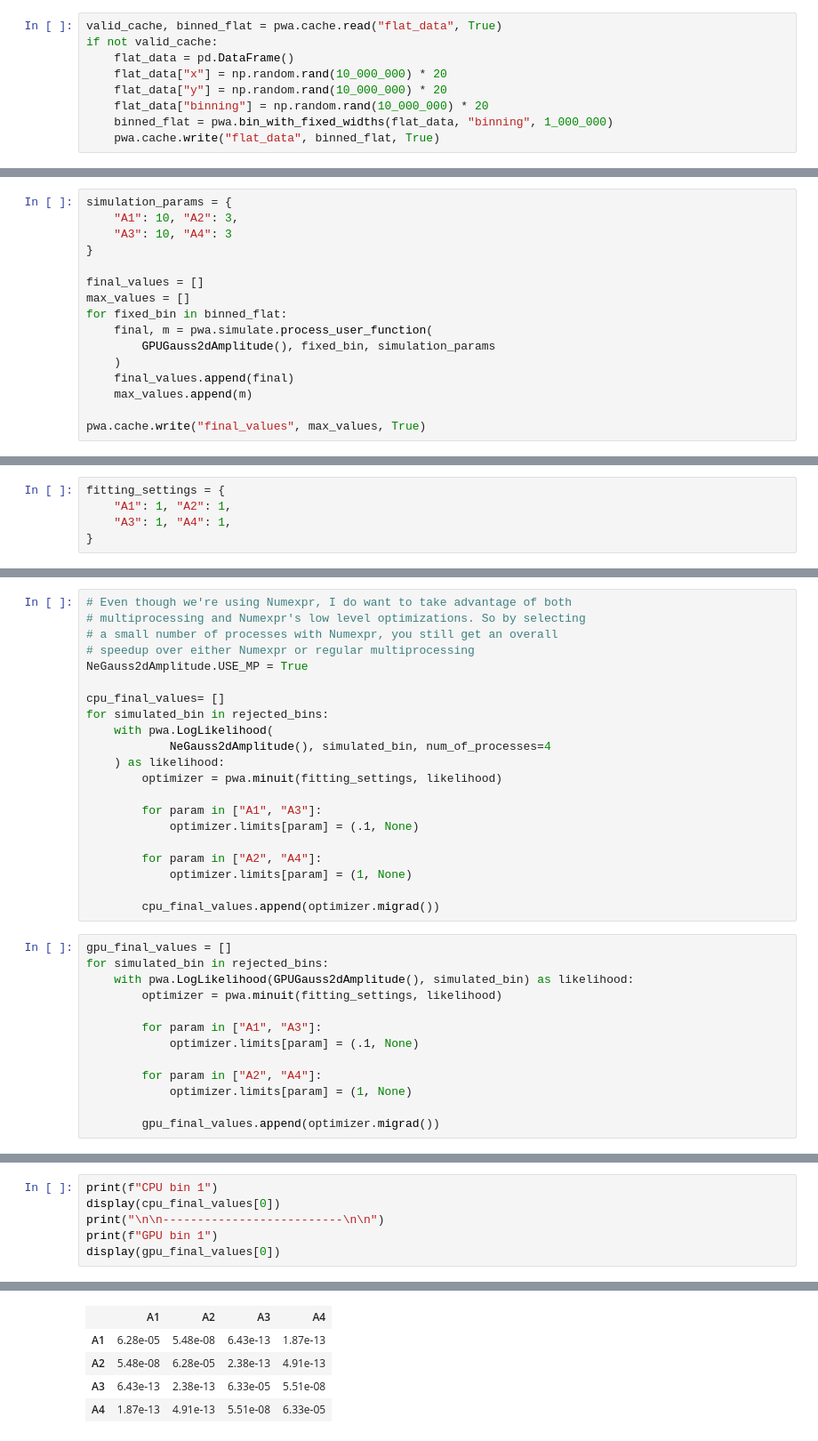
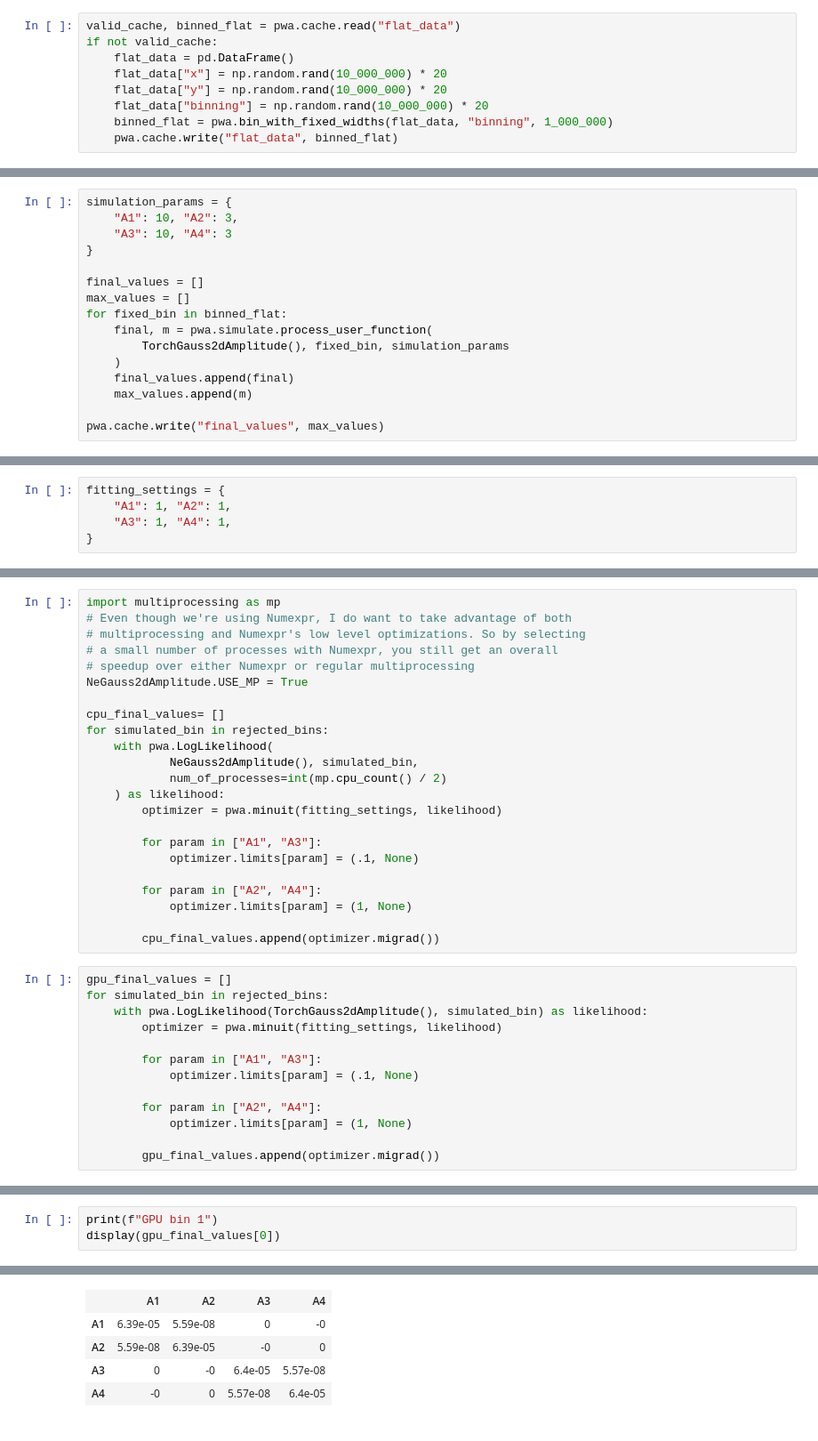
Before and after one commit to JeffersonLab/PyPWA, a Jupyter notebook: docs/source/examples/2Dgauss.ipynb, the cells around one changed output, grey strips where cells are left out. Shown: that part at 89% size. Saved outputs shown, nothing was run; the diff lists cells and outputs as text.

```diff
--- a/docs/source/examples/2Dgauss.ipynb
+++ b/docs/source/examples/2Dgauss.ipynb
@@ -178,11 +187,11 @@ directory with the name "flat_data.pickle" with Intermediate set to true.
 # %%
-valid_cache, binned_flat = pwa.cache.read("flat_data", True)
+valid_cache, binned_flat = pwa.cache.read("flat_data")
 if not valid_cache:
     flat_data = pd.DataFrame()
     flat_data["x"] = np.random.rand(10_000_000) * 20
     flat_data["y"] = np.random.rand(10_000_000) * 20
     flat_data["binning"] = np.random.rand(10_000_000) * 20
     binned_flat = pwa.bin_with_fixed_widths(flat_data, "binning", 1_000_000)
-    pwa.cache.write("flat_data", binned_flat, True)
+    pwa.cache.write("flat_data", binned_flat)
 # %% [markdown]
 ## Simulation with bins
@@ -215,12 +224,12 @@ final_values = []
 max_values = []
 for fixed_bin in binned_flat:
     final, m = pwa.simulate.process_user_function(
-        GPUGauss2dAmplitude(), fixed_bin, simulation_params
+        TorchGauss2dAmplitude(), fixed_bin, simulation_params
     )
     final_values.append(final)
     max_values.append(m)
 
-pwa.cache.write("final_values", max_values, True)
+pwa.cache.write("final_values", max_values)
 # %% [markdown]
 After the final values have been produced, I use
 `pwa.simulate.make_rejection_list` to reject events from each bin, and then
@@ -296,4 +306,5 @@ multiprocessing module
 # %%
+import multiprocessing as mp
 # Even though we're using Numexpr, I do want to take advantage of both
 # multiprocessing and Numexpr's low level optimizations. So by selecting
 # a small number of processes with Numexpr, you still get an overall
@@ -303,7 +314,8 @@ NeGauss2dAmplitude.USE_MP = True
 cpu_final_values= []
 for simulated_bin in rejected_bins:
     with pwa.LogLikelihood(
-            NeGauss2dAmplitude(), simulated_bin, num_of_processes=4
+            NeGauss2dAmplitude(), simulated_bin,
+            num_of_processes=int(mp.cpu_count() / 2)
     ) as likelihood:
         optimizer = pwa.minuit(fitting_settings, likelihood)
 
@@ -317,7 +329,7 @@ for simulated_bin in rejected_bins:
 # %%
 gpu_final_values = []
 for simulated_bin in rejected_bins:
-    with pwa.LogLikelihood(GPUGauss2dAmplitude(), simulated_bin) as likelihood:
+    with pwa.LogLikelihood(TorchGauss2dAmplitude(), simulated_bin) as likelihood:
         optimizer = pwa.minuit(fitting_settings, likelihood)
 
         for param in ["A1", "A3"]:
@@ -356,7 +418,4 @@ useful properties that can be called to see information about the fitting.
 # %%
-print(f"CPU bin 1")
-display(cpu_final_values[0])
-print("\n\n--------------------------\n\n")
 print(f"GPU bin 1")
 display(gpu_final_values[0])
 # %% [output]
@@ -375,5 +434,5 @@ CPU bin 1
 |  | A1 | A2 | A3 | A4 |
-| A1 | 6.28e-05 | 5.48e-08 | 6.43e-13 | 1.87e-13 |
-| A2 | 5.48e-08 | 6.28e-05 | 2.38e-13 | 4.91e-13 |
-| A3 | 6.43e-13 | 2.38e-13 | 6.33e-05 | 5.51e-08 |
-| A4 | 1.87e-13 | 4.91e-13 | 5.51e-08 | 6.33e-05 |
+| A1 | 6.39e-05 | 5.59e-08 | 0 | -0 |
+| A2 | 5.59e-08 | 6.39e-05 | -0 | 0 |
+| A3 | 0 | -0 | 6.4e-05 | 5.57e-08 |
+| A4 | -0 | 0 | 5.57e-08 | 6.4e-05 |
```
Also changed, not shown: parts of 25 cells of this notebook.
